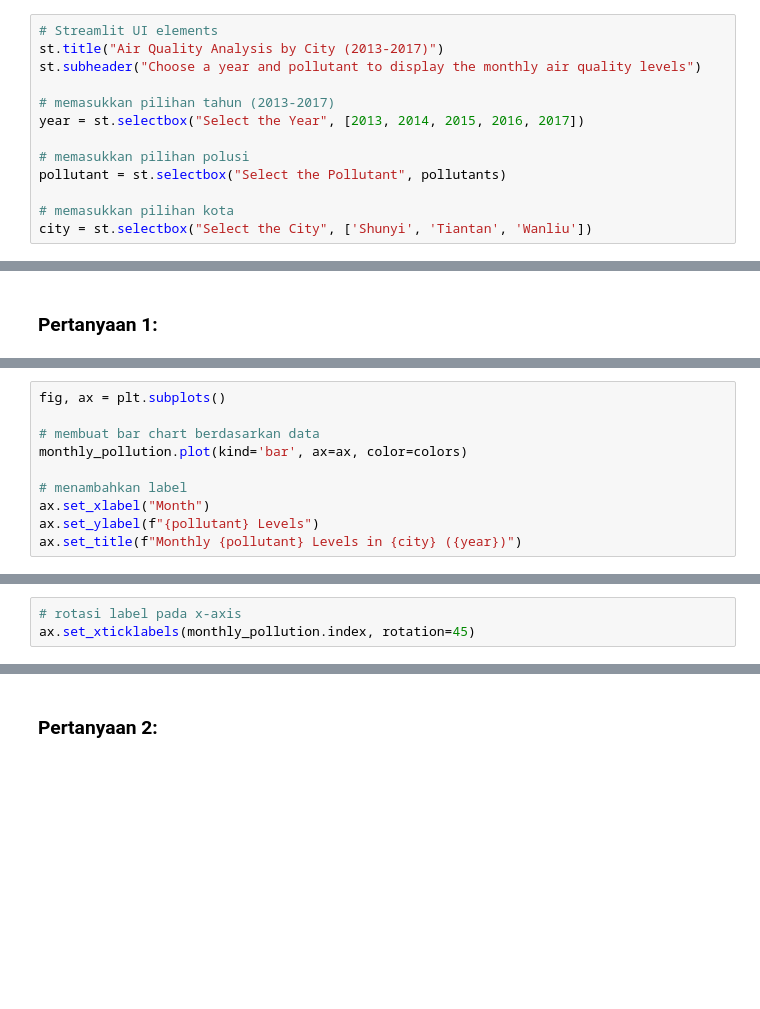
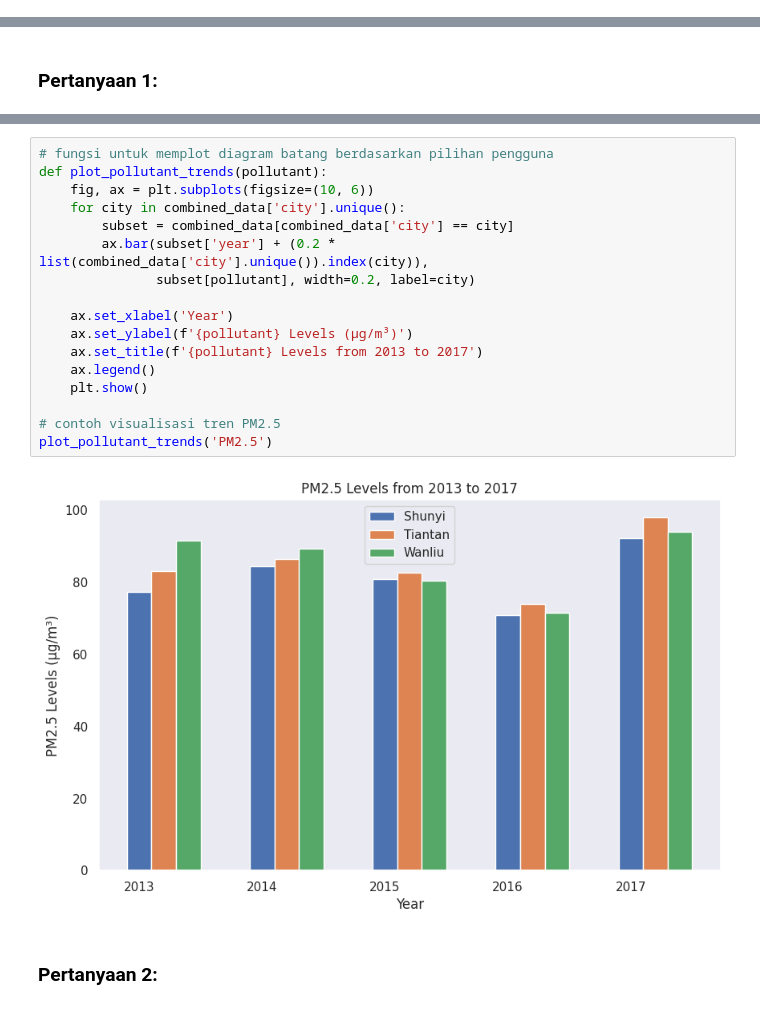
Before and after one commit to Lurrr1/AnalisisDataPython, a Jupyter notebook: Proyek_Analisis_Data.ipynb, the cells around one changed output, grey strips where cells are left out. Saved outputs shown, nothing was run; the diff lists cells and outputs as text; blank space fills up the shorter version.

```diff
--- a/Proyek_Analisis_Data.ipynb
+++ b/Proyek_Analisis_Data.ipynb
@@ -504,13 +481,0 @@ Membuat UI streamlit dengan inputan user
-# %%
-# Streamlit UI elements
-st.title("Air Quality Analysis by City (2013-2017)")
-st.subheader("Choose a year and pollutant to display the monthly air quality levels")
-
-# memasukkan pilihan tahun (2013-2017)
-year = st.selectbox("Select the Year", [2013, 2014, 2015, 2016, 2017])
-
-# memasukkan pilihan polusi
-pollutant = st.selectbox("Select the Pollutant", pollutants)
-
-# memasukkan pilihan kota
-city = st.selectbox("Select the City", ['Shunyi', 'Tiantan', 'Wanliu'])
@@ -641,10 +592,0 @@ colors = ['blue' if (month != peak_month and month != lowest_month) else 'red' i
-# %%
-fig, ax = plt.subplots()
-
-# membuat bar chart berdasarkan data
-monthly_pollution.plot(kind='bar', ax=ax, color=colors)
-
-# menambahkan label
-ax.set_xlabel("Month")
-ax.set_ylabel(f"{pollutant} Levels")
-ax.set_title(f"Monthly {pollutant} Levels in {city} ({year})")
@@ -654,3 +592,0 @@ Text(0.5, 1.0, 'Monthly PM2.5 Levels in Shunyi (2013)')
-# %%
-# rotasi label pada x-axis
-ax.set_xticklabels(monthly_pollution.index, rotation=45)
@@ -709,3 +593,22 @@ st.write(f"Month: {lowest_month}, Value: {lowest_value:.2f}")
+# %%
+# fungsi untuk memplot diagram batang berdasarkan pilihan pengguna
+def plot_pollutant_trends(pollutant):
+    fig, ax = plt.subplots(figsize=(10, 6))
+    for city in combined_data['city'].unique():
+        subset = combined_data[combined_data['city'] == city]
+        ax.bar(subset['year'] + (0.2 * list(combined_data['city'].unique()).index(city)),
+               subset[pollutant], width=0.2, label=city)
+
+    ax.set_xlabel('Year')
+    ax.set_ylabel(f'{pollutant} Levels (µg/m³)')
+    ax.set_title(f'{pollutant} Levels from 2013 to 2017')
+    ax.legend()
+    plt.show()
+
+# contoh visualisasi tren PM2.5
+plot_pollutant_trends('PM2.5')
+# %% [output]
+[figure, added]
 # %% [markdown]
 ### Pertanyaan 2:
 # %%
```
Also changed, not shown: parts of 46 cells of this notebook, 1 other file.
